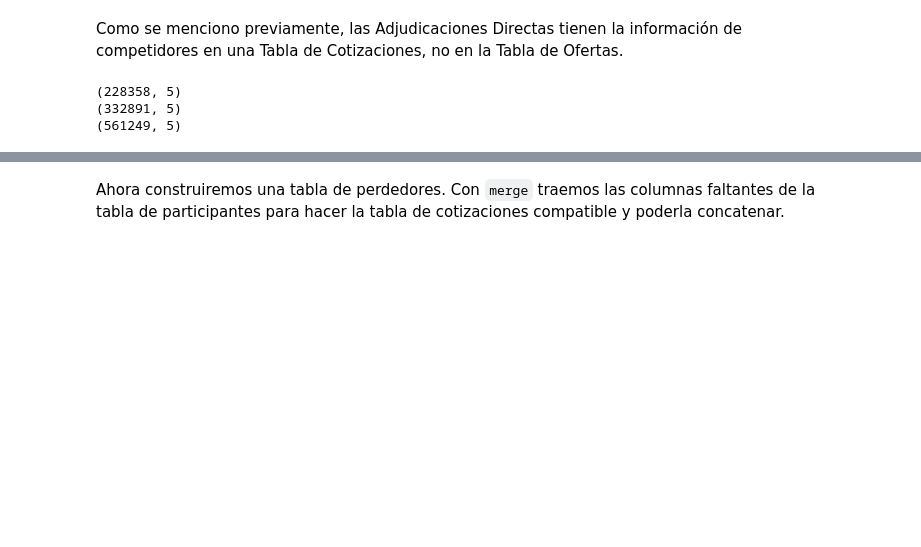
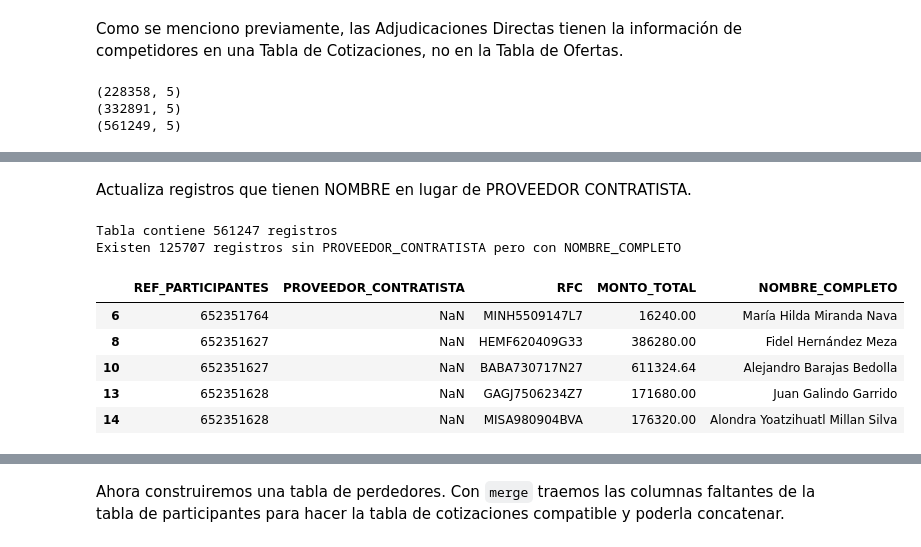
Before and after one commit to imco/IRC, a Jupyter notebook: notebooks/IRC_v2.ipynb, the cells around one changed output, grey strips where cells are left out. Cells and saved outputs as stored; diff of their text form; code cells hidden in the pictures; blank space fills up the shorter version.

```diff
--- a/notebooks/IRC_v2.ipynb
+++ b/notebooks/IRC_v2.ipynb
@@ -885,3 +914,19 @@ tabla_cotizaciones[tabla_cotizaciones['REF_PARTICIPANTES'] == 360633666]
 # %% [output]
 |  | REF_PARTICIPANTES | PROVEEDOR_CONTRATISTA | RFC | MONTO_TOTAL | NOMBRE_COMPLETO |
 | 418743 | 360633666 | RESERVADO | RESERVADO | NaN | RESERVADO RESERVADO RESERVADO |
+# %% [markdown]
+Actualiza registros que tienen NOMBRE en lugar de PROVEEDOR CONTRATISTA.
+# %%
+mask = tabla_cotizaciones['PROVEEDOR_CONTRATISTA'].isnull() & tabla_cotizaciones['NOMBRE_COMPLETO'].notnull()
+print('Tabla contiene %d registros' % tabla_cotizaciones.shape[0])
+print('Existen %d registros sin PROVEEDOR_CONTRATISTA pero con NOMBRE_COMPLETO' % tabla_cotizaciones[mask].shape[0])
+tabla_cotizaciones[mask].head()
+# %% [output]
+Tabla contiene 561247 registros
+Existen 125707 registros sin PROVEEDOR_CONTRATISTA pero con NOMBRE_COMPLETO
+|  | REF_PARTICIPANTES | PROVEEDOR_CONTRATISTA | RFC | MONTO_TOTAL | NOMBRE_COMPLETO |
+| 6 | 652351764 | NaN | MINH5509147L7 | 16240.00 | María Hilda Miranda Nava |
+| 8 | 652351627 | NaN | HEMF620409G33 | 386280.00 | Fidel Hernández Meza |
+| 10 | 652351627 | NaN | BABA730717N27 | 611324.64 | Alejandro Barajas Bedolla |
+| 13 | 652351628 | NaN | GAGJ7506234Z7 | 171680.00 | Juan Galindo Garrido |
+| 14 | 652351628 | NaN | MISA980904BVA | 176320.00 | Alondra Yoatzihuatl Millan Silva |
```
Also changed, not shown: parts of 4 cells of this notebook.
